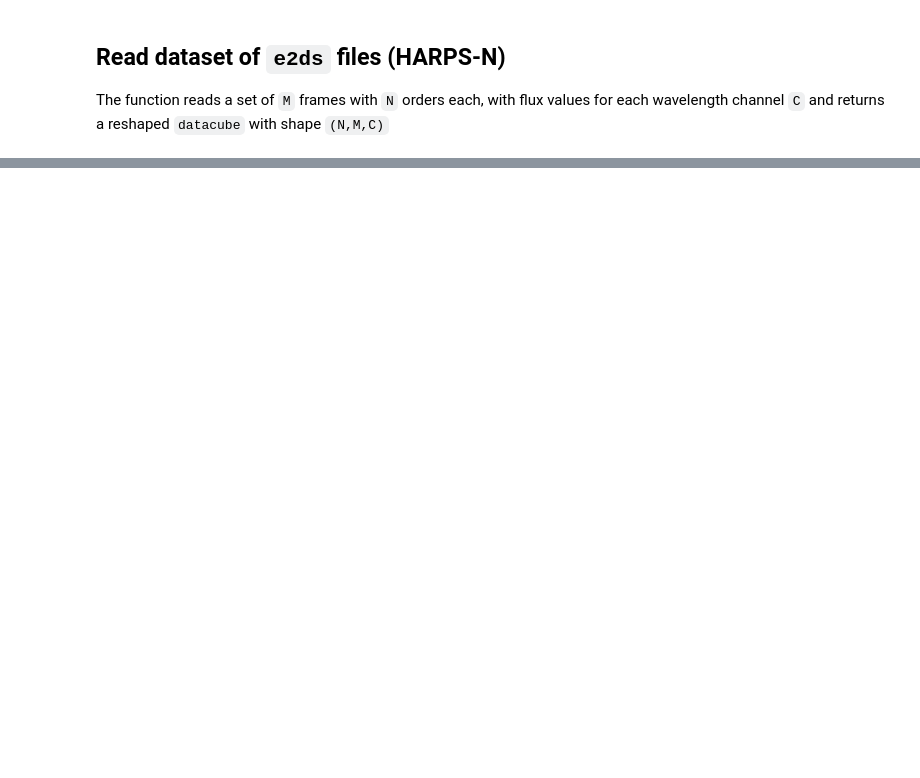
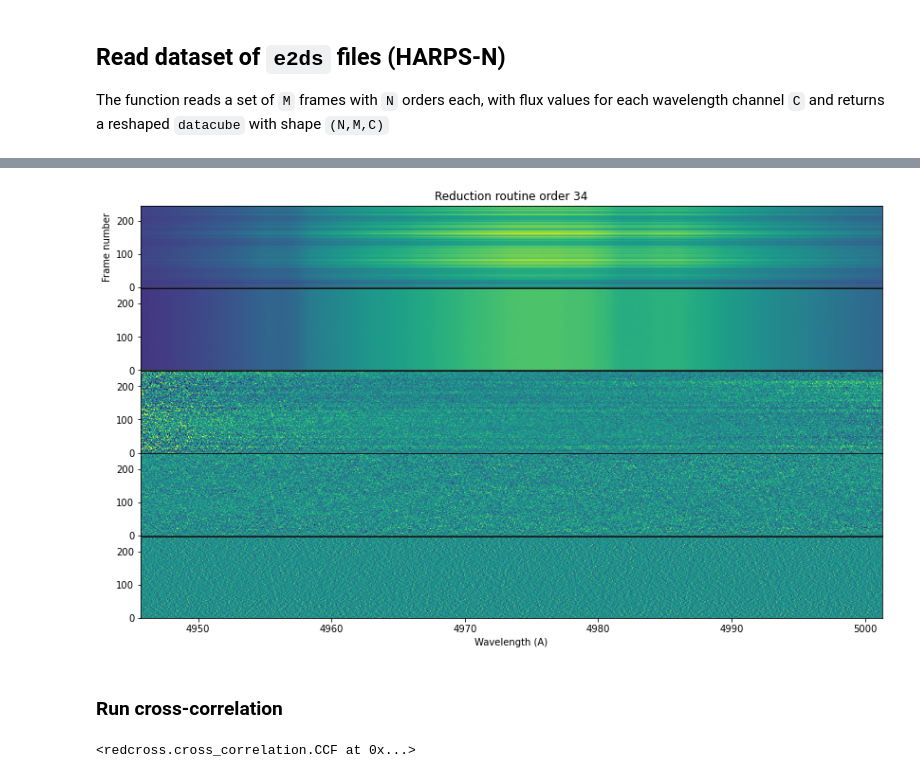
Before and after one commit to DGonzalezPicos/redcross, a Jupyter notebook: examples/01-ReadInstrumentData.ipynb, the cells around one changed output, grey strips where cells are left out. Cells and saved outputs as stored; diff of their text form; code cells hidden in the pictures; blank space fills up the shorter version.

```diff
--- a/examples/01-ReadInstrumentData.ipynb
+++ b/examples/01-ReadInstrumentData.ipynb
@@ -27,0 +65,52 @@ dc = Datacube()
+# %%
+fig, ax = plt.subplots(5,figsize=(14,8))
+plt.subplots_adjust(hspace=0.01)
+
+# First select an order
+order = 34
+dco = dc.order(order)
+dco.wlt = np.median(dco.wlt, axis=0)
+
+dco.imshow(ax=ax[0])
+
+# Remove continuum
+dco.normalise()
+
+# Inject signal
+factor = 50. # strenght of the injection (1 is the expected planetary signal, set to 0 to ignore this step)
+if factor > 0:
+    dco.inject_signal(planet, template, factor=factor)
+
+# dco.sigma_clip(debug=True)
+dco.imshow(ax=ax[1])
+
+# Airmass detrend
+dco.airmass_detrend()
+dco.imshow(ax=ax[2], stretch=1.)
+
+# SysRem
+dco.sysrem(2)
+dco.imshow(ax=ax[3], stretch=1.)
+
+# High-pass filter
+dco.high_pass_gaussian(15) # window in [pixels]
+dco.imshow(ax=ax[4], stretch=1.)
+
+[ax[k].set_xticks([]) for k in range(3)]
+ax[0].set(ylabel='Frame number', title='Reduction routine \norder {:}'.format(order))
+ax[len(ax)-1].set(xlabel='Wavelength (A)')
+
+
+plt.show()
+# %% [output]
+[figure, added]
+# %% [markdown]
+### Run cross-correlation
+# %%
+dRV = 1.0
+RVt = np.arange(-350,351, dRV)
+
+ccf = CCF(rv=RVt, template=template)
+ccf.run(dco, weighted=True)
+# %% [output]
+<redcross.cross_correlation.CCF at 0x...>
```
Also changed, not shown: parts of 10 cells of this notebook, 7 other files.
